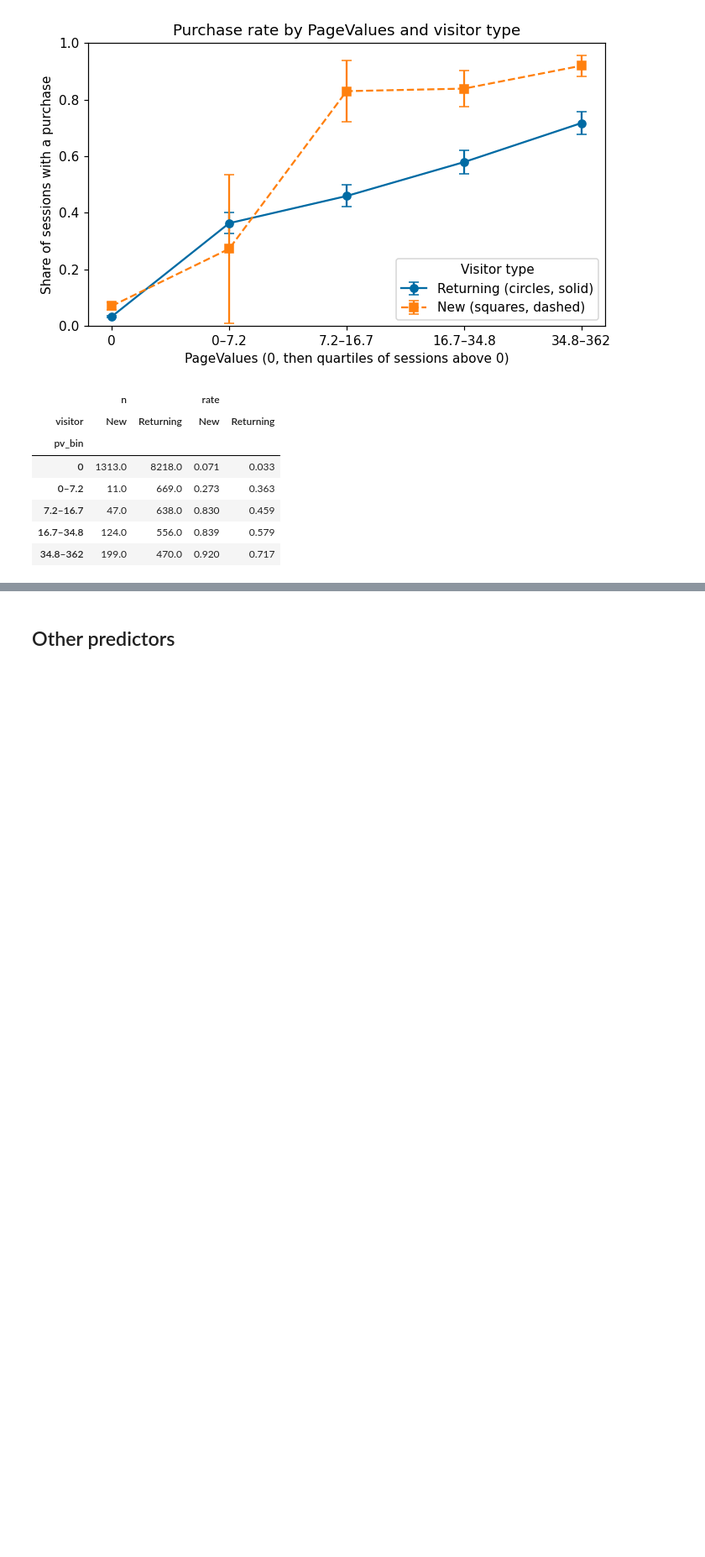
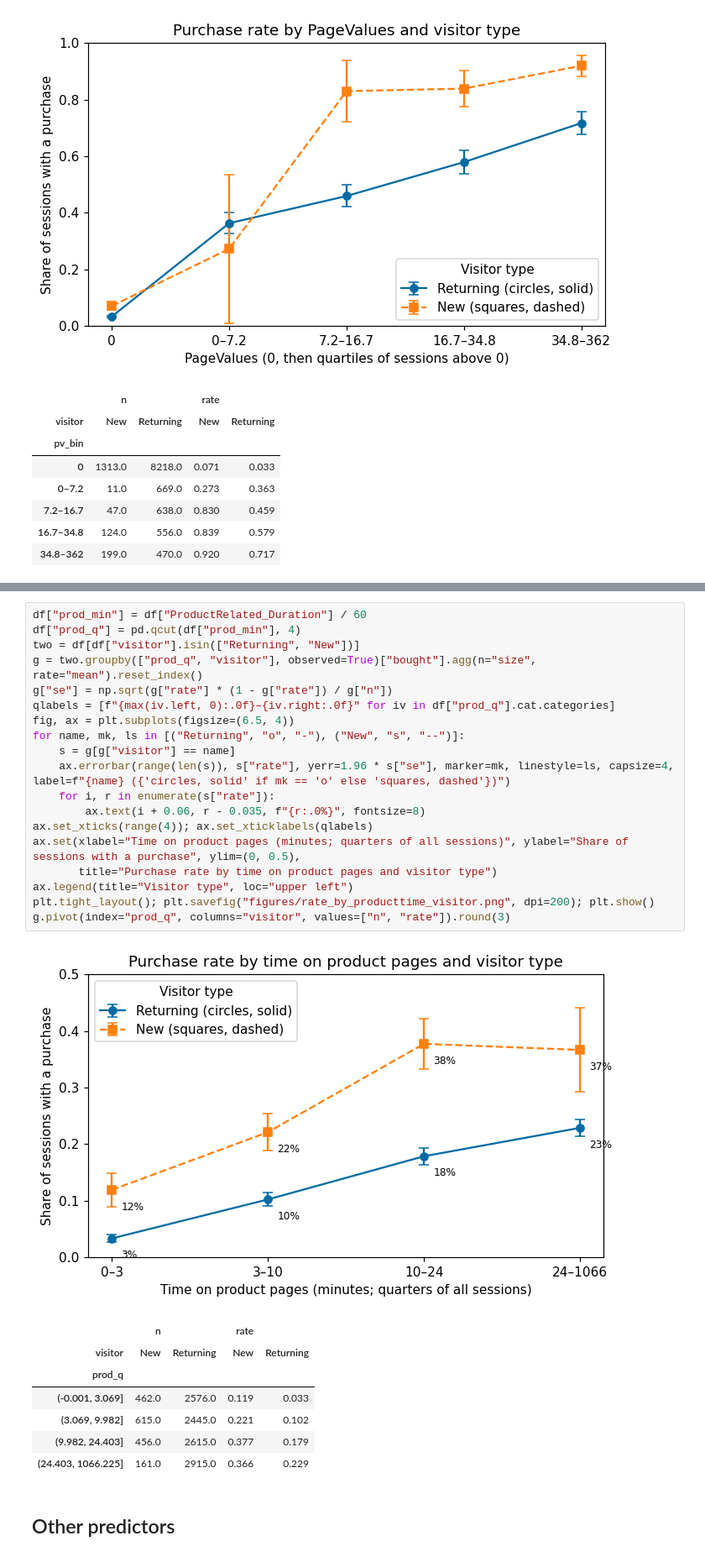
Before and after one commit to N3il-kb/COGS-118D-final-proj, a Jupyter notebook: eda.ipynb, the cells around one changed output, grey strips where cells are left out. Shown at 84% size. Cells and saved outputs as stored; diff of their text form; blank space fills up the shorter version.

Commit message:
Add product-time by visitor-type plot

```diff
--- a/eda.ipynb
+++ b/eda.ipynb
@@ -185,3 +189,31 @@ g.pivot(index="pv_bin", columns="visitor", values=["n", "rate"]).round(3)
+# %%
+df["prod_min"] = df["ProductRelated_Duration"] / 60
+df["prod_q"] = pd.qcut(df["prod_min"], 4)
+two = df[df["visitor"].isin(["Returning", "New"])]
+g = two.groupby(["prod_q", "visitor"], observed=True)["bought"].agg(n="size", rate="mean").reset_index()
+g["se"] = np.sqrt(g["rate"] * (1 - g["rate"]) / g["n"])
+qlabels = [f"{max(iv.left, 0):.0f}–{iv.right:.0f}" for iv in df["prod_q"].cat.categories]
+fig, ax = plt.subplots(figsize=(6.5, 4))
+for name, mk, ls in [("Returning", "o", "-"), ("New", "s", "--")]:
+    s = g[g["visitor"] == name]
+    ax.errorbar(range(len(s)), s["rate"], yerr=1.96 * s["se"], marker=mk, linestyle=ls, capsize=4, label=f"{name} ({'circles, solid' if mk == 'o' else 'squares, dashed'})")
+    for i, r in enumerate(s["rate"]):
+        ax.text(i + 0.06, r - 0.035, f"{r:.0%}", fontsize=8)
+ax.set_xticks(range(4)); ax.set_xticklabels(qlabels)
+ax.set(xlabel="Time on product pages (minutes; quarters of all sessions)", ylabel="Share of sessions with a purchase", ylim=(0, 0.5),
+       title="Purchase rate by time on product pages and visitor type")
+ax.legend(title="Visitor type", loc="upper left")
+plt.tight_layout(); plt.savefig("figures/rate_by_producttime_visitor.png", dpi=200); plt.show()
+g.pivot(index="prod_q", columns="visitor", values=["n", "rate"]).round(3)
+# %% [output]
+[figure, added]
+|  | n |  | rate |  |
+| visitor | New | Returning | New | Returning |
+| prod_q |  |  |  |  |
+| (-0.001, 3.069] | 462.0 | 2576.0 | 0.119 | 0.033 |
+| (3.069, 9.982] | 615.0 | 2445.0 | 0.221 | 0.102 |
+| (9.982, 24.403] | 456.0 | 2615.0 | 0.377 | 0.179 |
+| (24.403, 1066.225] | 161.0 | 2915.0 | 0.366 | 0.229 |
 # %% [markdown]
 ## Other predictors
 # %%
```
Also changed, not shown: parts of 1 cell of this notebook, 1 other file.
